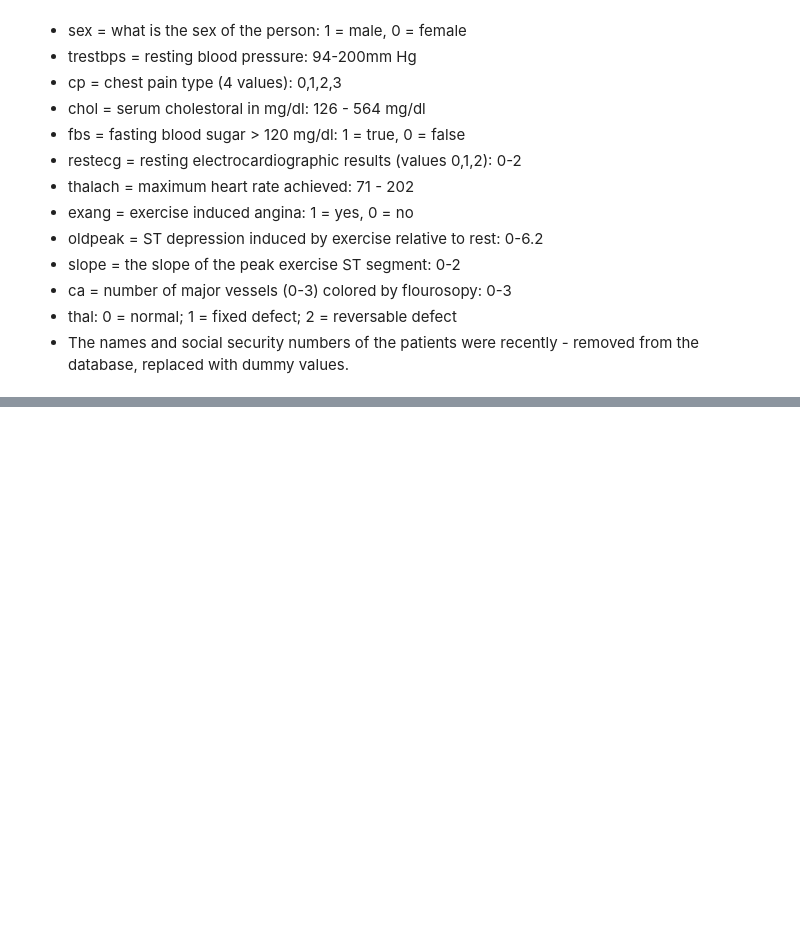
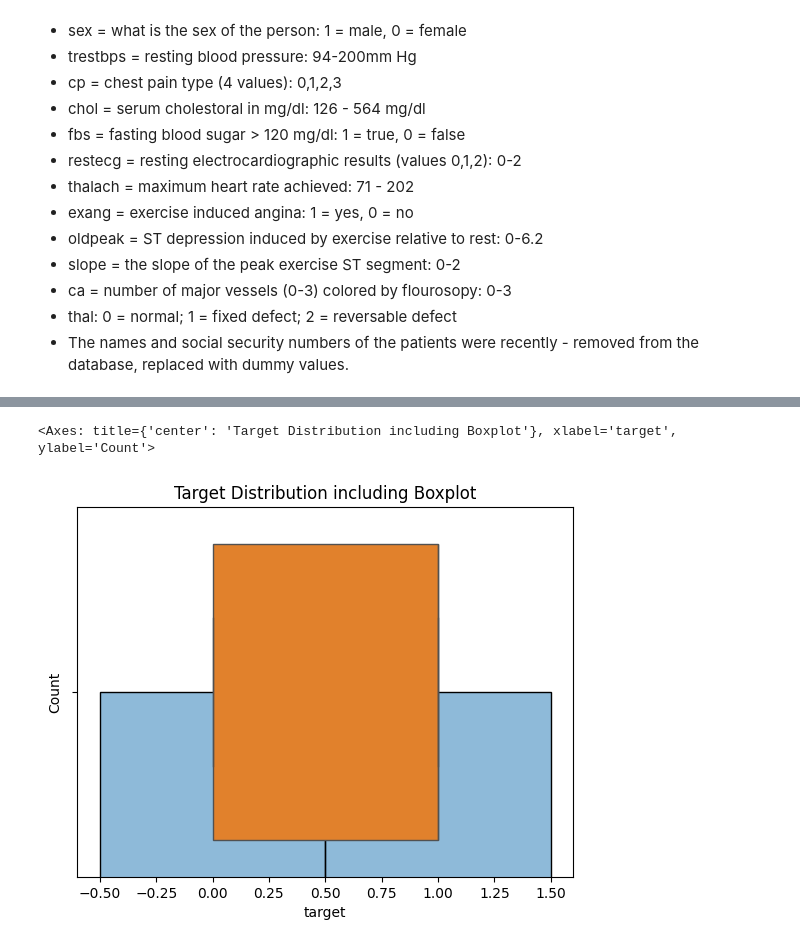
Before and after one commit to MarkAlfordJr/HeartDiseaseEndToEnd, a Jupyter notebook: notebook/heart_disease.ipynb, the cells around one changed output, grey strips where cells are left out. Saved outputs shown, nothing was run; the diff lists cells and outputs as text; code cells hidden in the pictures; blank space fills up the shorter version.

```diff
--- a/notebook/heart_disease.ipynb
+++ b/notebook/heart_disease.ipynb
@@ -134,0 +197,8 @@ Name: target, dtype: int64
+# %%
+data_frame[target].describe()
+sns.histplot(data_frame[target], kde=True)
+plt.title('Target Distribution including Boxplot')
+sns.boxplot(x=data_frame[target])
+# %% [output]
+<Axes: title={'center': 'Target Distribution including Boxplot'}, xlabel='target', ylabel='Count'>
+[figure, added]
```
Also changed, not shown: parts of 8 cells of this notebook.
